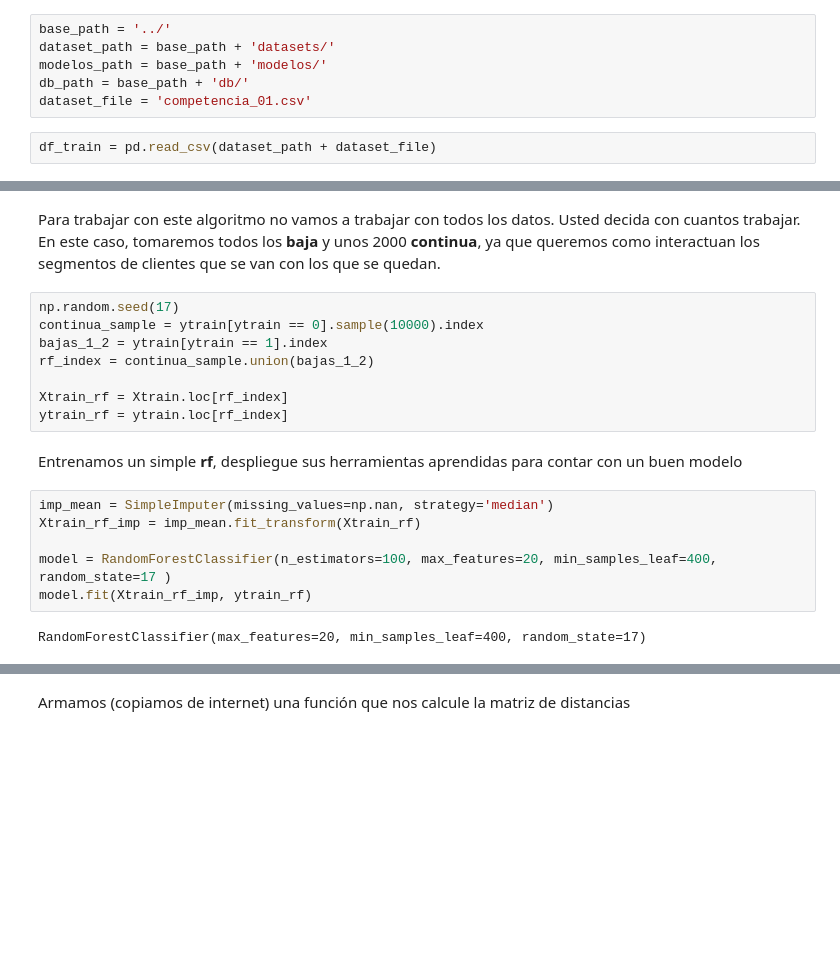
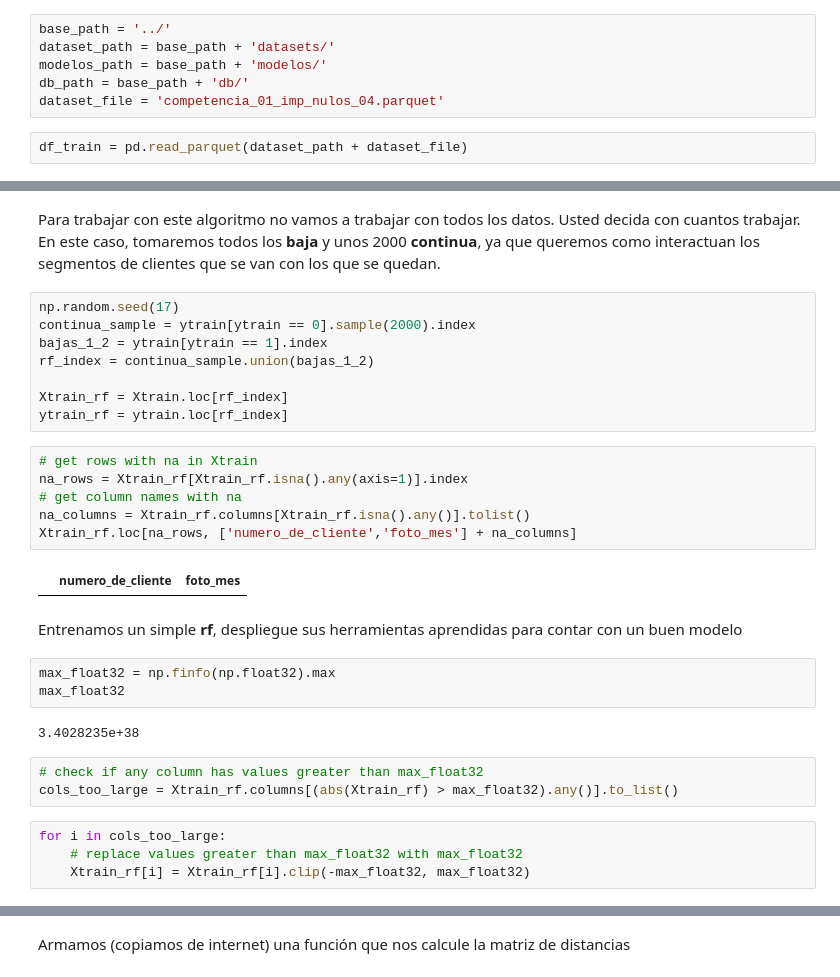
Before and after one commit to jgjuara/dmeyf2024, a Jupyter notebook: src-juara/z502_Segmentacion.ipynb, the cells around one changed output, grey strips where cells are left out. Cells and saved outputs as stored; diff of their text form; blank space fills up the shorter version.

```diff
--- a/src-juara/z502_Segmentacion.ipynb
+++ b/src-juara/z502_Segmentacion.ipynb
@@ -45,6 +27,6 @@ base_path = '../'
 dataset_path = base_path + 'datasets/'
 modelos_path = base_path + 'modelos/'
 db_path = base_path + 'db/'
-dataset_file = 'competencia_01.csv'
+dataset_file = 'competencia_01_imp_nulos_04.parquet'
 # %%
-df_train = pd.read_csv(dataset_path + dataset_file)
+df_train = pd.read_parquet(dataset_path + dataset_file)
@@ -86,19 +66,31 @@ Veamoslo aplicado en nuestro caso
 Para trabajar con este algoritmo no vamos a trabajar con todos los datos. Usted decida con cuantos trabajar. En este caso, tomaremos todos los **baja** y unos 2000 **continua**, ya que queremos como interactuan los segmentos de clientes que se van con los que se quedan.
 # %%
 np.random.seed(17)
-continua_sample = ytrain[ytrain == 0].sample(10000).index
+continua_sample = ytrain[ytrain == 0].sample(2000).index
 bajas_1_2 = ytrain[ytrain == 1].index
 rf_index = continua_sample.union(bajas_1_2)
 
 Xtrain_rf = Xtrain.loc[rf_index]
 ytrain_rf = ytrain.loc[rf_index]
+# %%
+# get rows with na in Xtrain
+na_rows = Xtrain_rf[Xtrain_rf.isna().any(axis=1)].index
+# get column names with na
+na_columns = Xtrain_rf.columns[Xtrain_rf.isna().any()].tolist()
+Xtrain_rf.loc[na_rows, ['numero_de_cliente','foto_mes'] + na_columns]
+# %% [output]
+|  | numero_de_cliente | foto_mes |
 # %% [markdown]
 Entrenamos un simple **rf**, despliegue sus herramientas aprendidas para contar con un buen modelo
-# %%
-imp_mean = SimpleImputer(missing_values=np.nan, strategy='median')
-Xtrain_rf_imp = imp_mean.fit_transform(Xtrain_rf)
-
-model = RandomForestClassifier(n_estimators=100, max_features=20, min_samples_leaf=400, random_state=17 )
-model.fit(Xtrain_rf_imp, ytrain_rf)
-# %% [output]
-RandomForestClassifier(max_features=20, min_samples_leaf=400, random_state=17)
+# %%
+max_float32 = np.finfo(np.float32).max
+max_float32
+# %% [output]
+3.4028235e+38
+# %%
+# check if any column has values greater than max_float32
+cols_too_large = Xtrain_rf.columns[(abs(Xtrain_rf) > max_float32).any()].to_list()
+# %%
+for i in cols_too_large:
+    # replace values greater than max_float32 with max_float32
+    Xtrain_rf[i] = Xtrain_rf[i].clip(-max_float32, max_float32)
```
Also changed, not shown: parts of 28 cells of this notebook, 7 other files.
